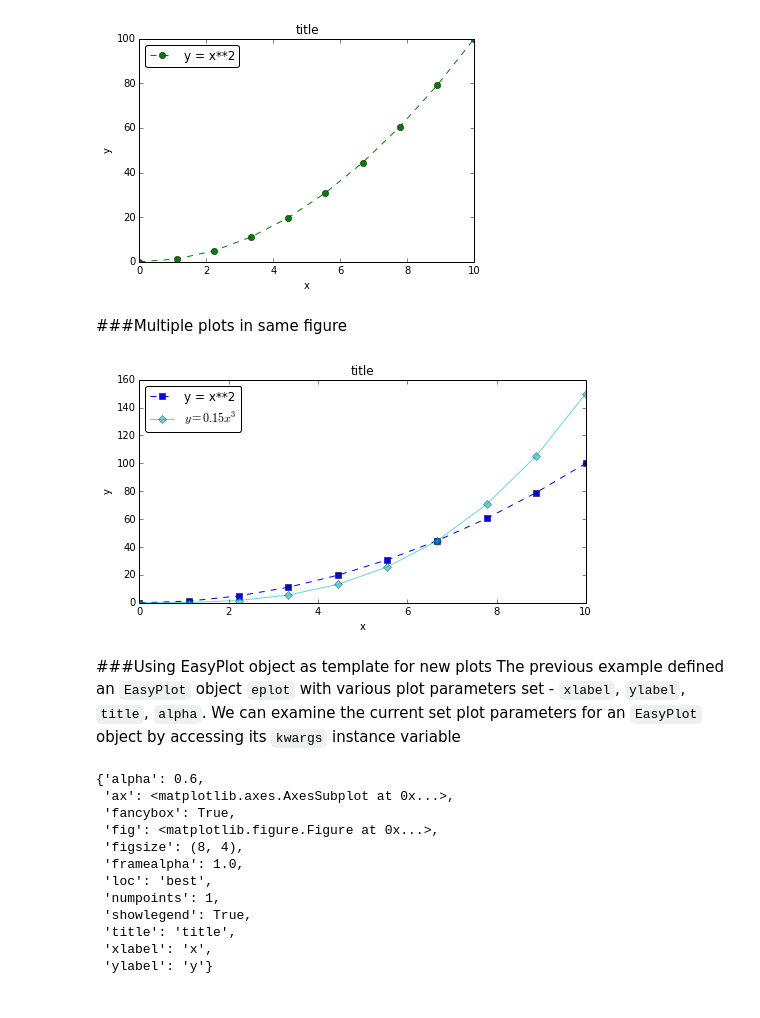
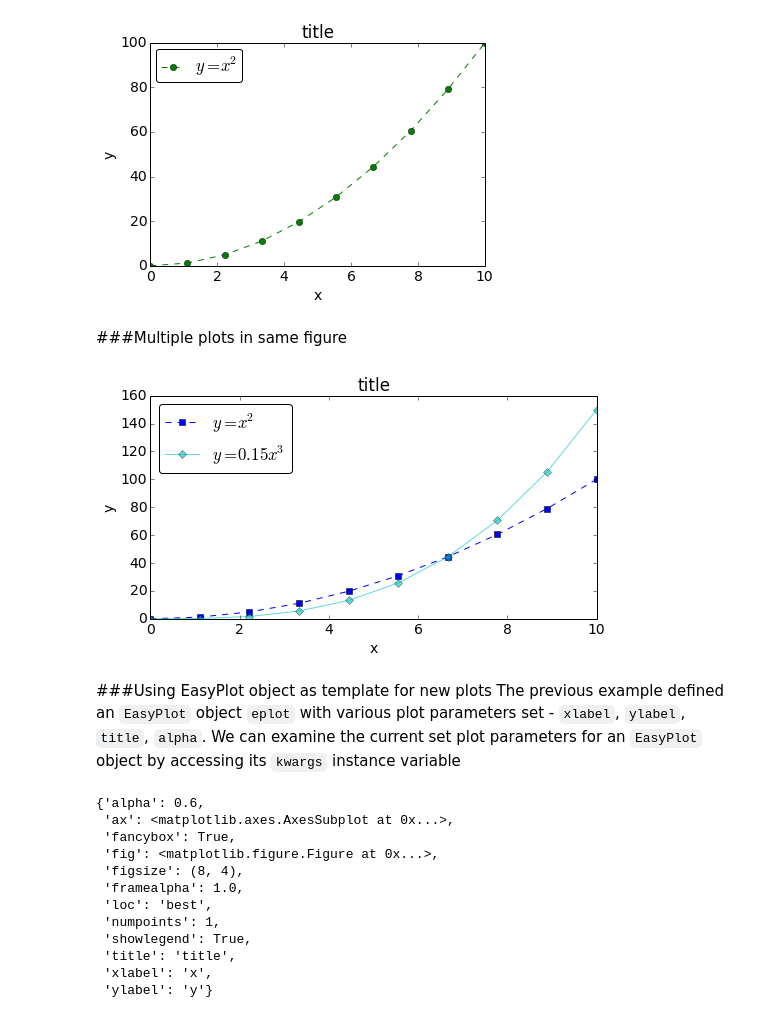
Before and after one commit to HamsterHuey/easyplot, a Jupyter notebook: docs/easyplot_docs.ipynb, the cells around one changed output. Cells and saved outputs as stored; diff of their text form; code cells hidden in the pictures.

```diff
--- a/docs/easyplot_docs.ipynb
+++ b/docs/easyplot_docs.ipynb
@@ -53,19 +82,21 @@ from easyplot import EasyPlot
 
 x = np.linspace(0, 10, 10)
 # %%
-eplot = EasyPlot(x, x**2, 'g--o', label="y = x**2", showlegend=True, xlabel='x', ylabel='y', title='title')
+eplot = EasyPlot(x, x**2, 'g--o', label=r"$y = x^2$", showlegend=True, xlabel='x', ylabel='y', title='title', fontsize=14)
 # %% [output]
-[figure, old version]
+[figure, new version]
 # %% [markdown]
+<a name="multiple_plots"></a>
 ###Multiple plots in same figure
 # %%
 #Note the use of plot parameter aliases and the figsize parameter
-eplot = EasyPlot(x, x**2, label="y = x**2", figsize=(8,4), showlegend=True,
+eplot = EasyPlot(x, x**2, label=r"$y = x^2$", figsize=(8,4), showlegend=True,
                  xlabel='x', ylabel='y', title='title', color='b', linestyle='--', marker='s')
 eplot.add_plot(x, 0.15*x**3, label=r"$y = 0.15x^3$", c='c', ls='-', alpha=0.6, marker='D')
 # %% [output]
-[figure, old version]
+[figure, new version]
 # %% [markdown]
+<a name="easyplot_template"></a>
 ###Using EasyPlot object as template for new plots
 The previous example defined an `EasyPlot` object `eplot` with various plot parameters set - `xlabel`, `ylabel`, `title`, `alpha`. We can examine the current set plot parameters for an `EasyPlot` object by accessing its `kwargs` instance variable
 # %%
```
Also changed, not shown: parts of 14 cells of this notebook.
